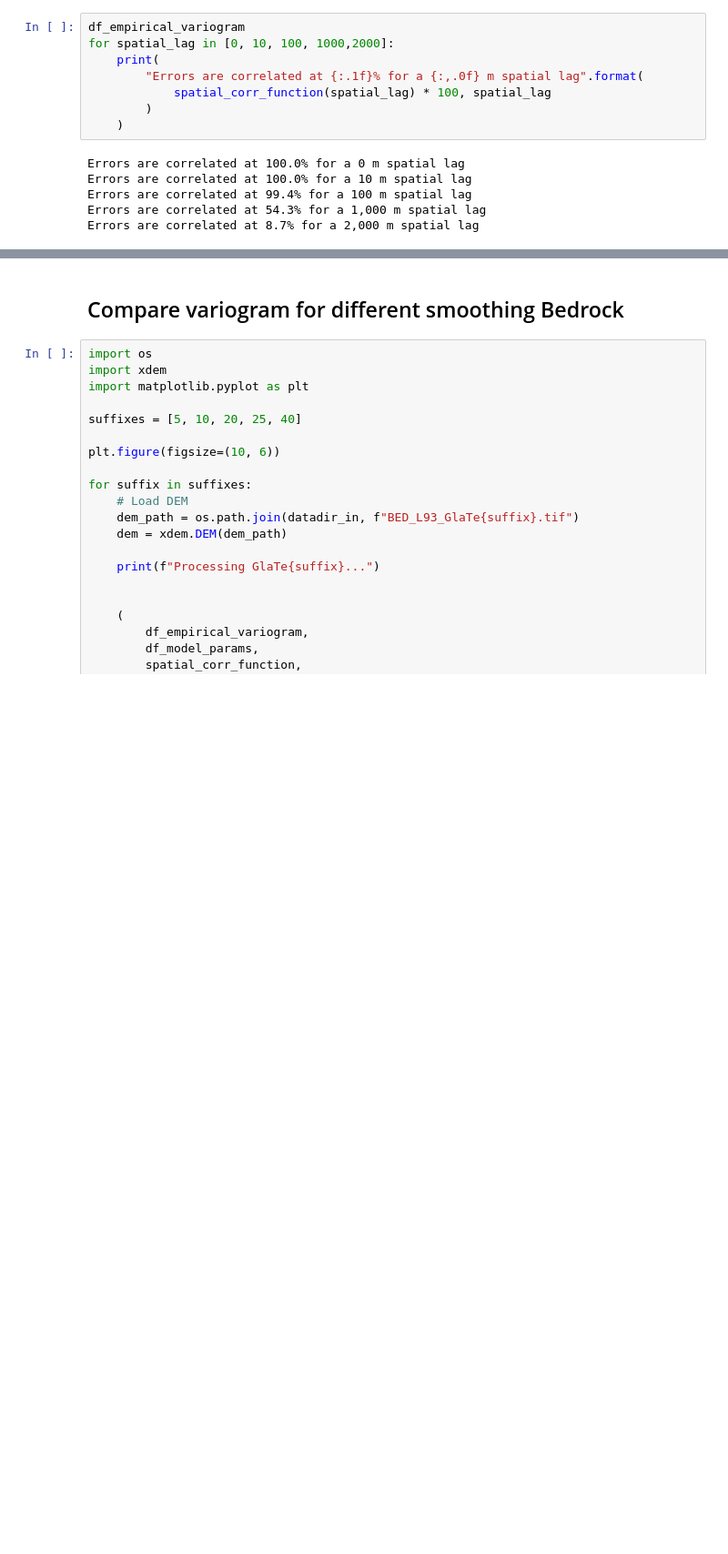
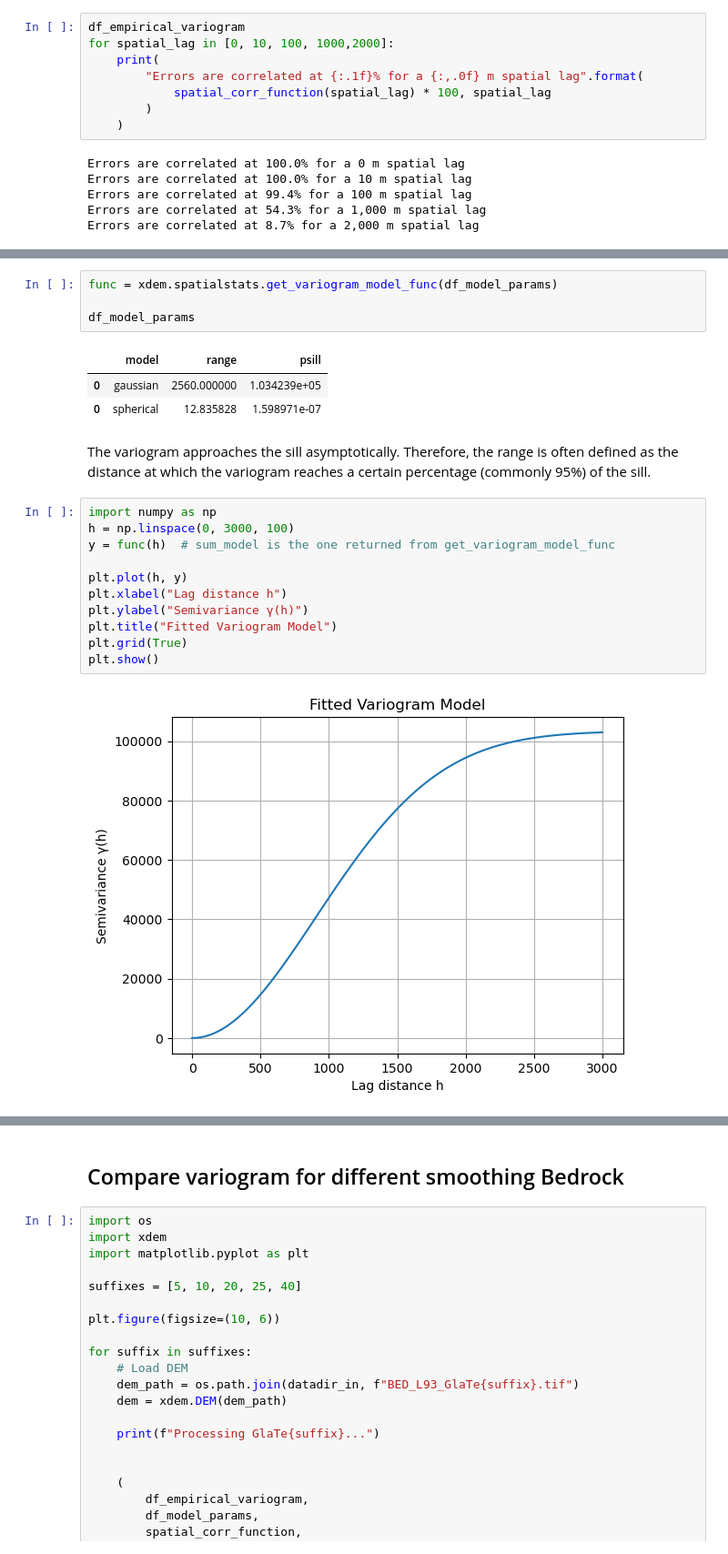
Before and after one commit to christopheogier/bonne_pierre_hydraulic_barriers, a Jupyter notebook: notebooks/DEM_handling.ipynb, the cells around one changed output, grey strips where cells are left out. Shown at 91% size. Drawn from its saved outputs; the diff is of its cells as text; blank space fills up the shorter version.

```diff
--- a/notebooks/DEM_handling.ipynb
+++ b/notebooks/DEM_handling.ipynb
@@ -92,0 +92,23 @@ xdem.spatialstats.plot_variogram(df_empirical_variogram, xscale="log")
+# %%
+func = xdem.spatialstats.get_variogram_model_func(df_model_params)
+
+df_model_params
+# %% [output]
+|  | model | range | psill |
+| 0 | gaussian | 2560.000000 | 1.034239e+05 |
+| 0 | spherical | 12.835828 | 1.598971e-07 |
+# %% [markdown]
+The variogram approaches the sill asymptotically. Therefore, the range is often defined as the distance at which the variogram reaches a certain percentage (commonly 95%) of the sill.
+# %%
+import numpy as np
+h = np.linspace(0, 3000, 100)
+y = func(h)  # sum_model is the one returned from get_variogram_model_func
+
+plt.plot(h, y)
+plt.xlabel("Lag distance h")
+plt.ylabel("Semivariance γ(h)")
+plt.title("Fitted Variogram Model")
+plt.grid(True)
+plt.show()
+# %% [output]
+[figure, added]
```
Also changed, not shown: parts of 11 cells of this notebook, 1 other file.
